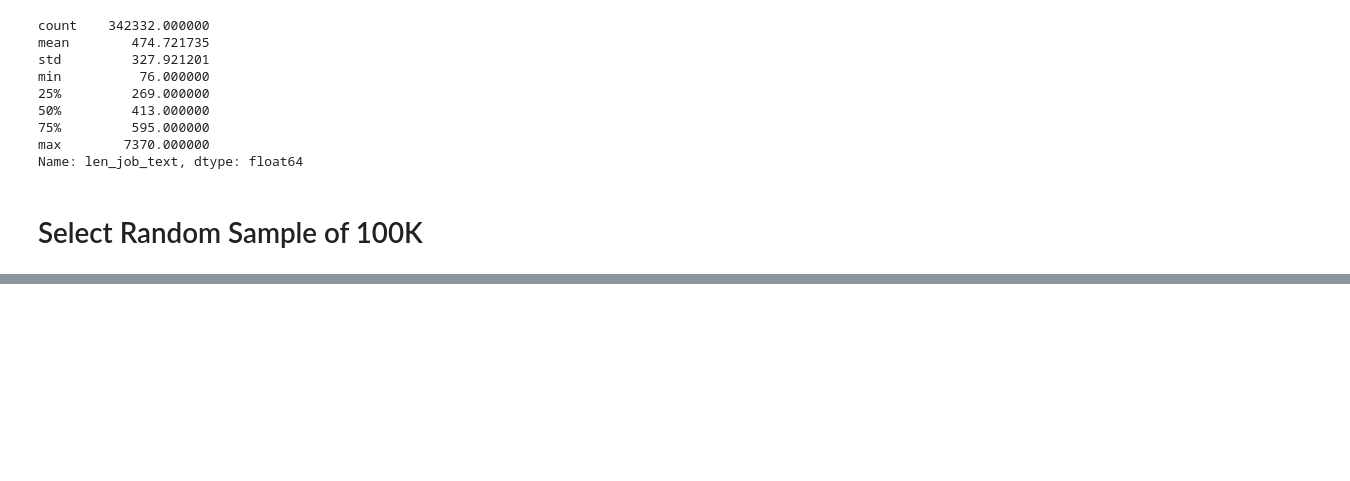
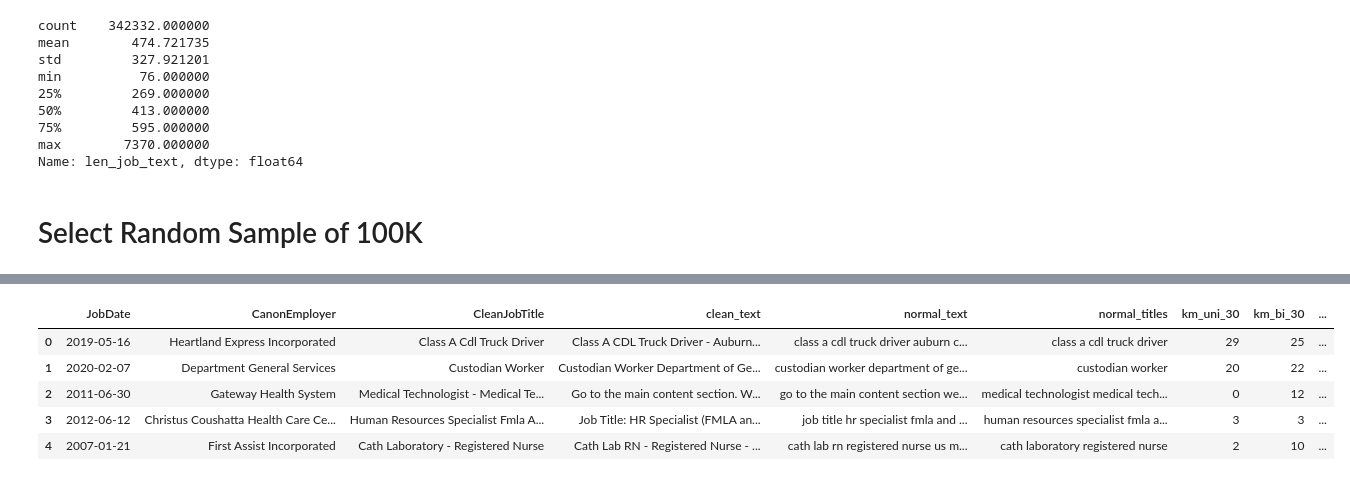
Before and after one commit to ramonprz01/bg-insead-project, a Jupyter notebook: unsupervised_ml/clustering_test.ipynb, the cells around one changed output, grey strips where cells are left out. Saved outputs shown, nothing was run; the diff lists cells and outputs as text; code cells hidden in the pictures; blank space fills up the shorter version.

```diff
--- a/unsupervised_ml/clustering_test.ipynb
+++ b/unsupervised_ml/clustering_test.ipynb
@@ -210,0 +391,10 @@ df.head()
+# %%
+df.columns = ['JobDate', 'CanonEmployer', 'CleanJobTitle',
+                    'clean_text', 'normal_text', 'normal_titles',
+                    'km_uni_30', 'km_bi_30', 'km_tri_30',
+                    'km_uni_35', 'km_bi_35', 'km_tri_35',
+                    'km_uni_40', 'km_bi_40', 'km_tri_40',
+                    'km_uni_45', 'km_bi_45', 'km_tri_45',
+                    'km_uni_50', 'km_bi_50', 'km_tri_50',
+                    'km_uni_55', 'km_bi_55', 'km_tri_55',
+                    'km_uni_60', 'km_bi_60', 'km_tri_60']
@@ -210,0 +411,9 @@ df.head()
+# %%
+df.head()
+# %% [output]
+|  | JobDate | CanonEmployer | CleanJobTitle | clean_text | normal_text | normal_titles | km_uni_30 | km_bi_30 | ... |
+| 0 | 2019-05-16 | Heartland Express Incorporated | Class A Cdl Truck Driver | Class A CDL Truck Driver - Auburn... | class a cdl truck driver auburn c... | class a cdl truck driver | 29 | 25 | ... |
+| 1 | 2020-02-07 | Department General Services | Custodian Worker | Custodian Worker Department of Ge... | custodian worker department of ge... | custodian worker | 20 | 22 | ... |
+| 2 | 2011-06-30 | Gateway Health System | Medical Technologist - Medical Te... | Go to the main content section. W... | go to the main content section we... | medical technologist medical tech... | 0 | 12 | ... |
+| 3 | 2012-06-12 | Christus Coushatta Health Care Ce... | Human Resources Specialist Fmla A... | Job Title: HR Specialist (FMLA an... | job title hr specialist fmla and ... | human resources specialist fmla a... | 3 | 3 | ... |
+| 4 | 2007-01-21 | First Assist Incorporated | Cath Laboratory - Registered Nurse | Cath Lab RN - Registered Nurse - ... | cath lab rn registered nurse us m... | cath laboratory registered nurse | 2 | 10 | ... |
```
Also changed, not shown: parts of 69 cells of this notebook.
